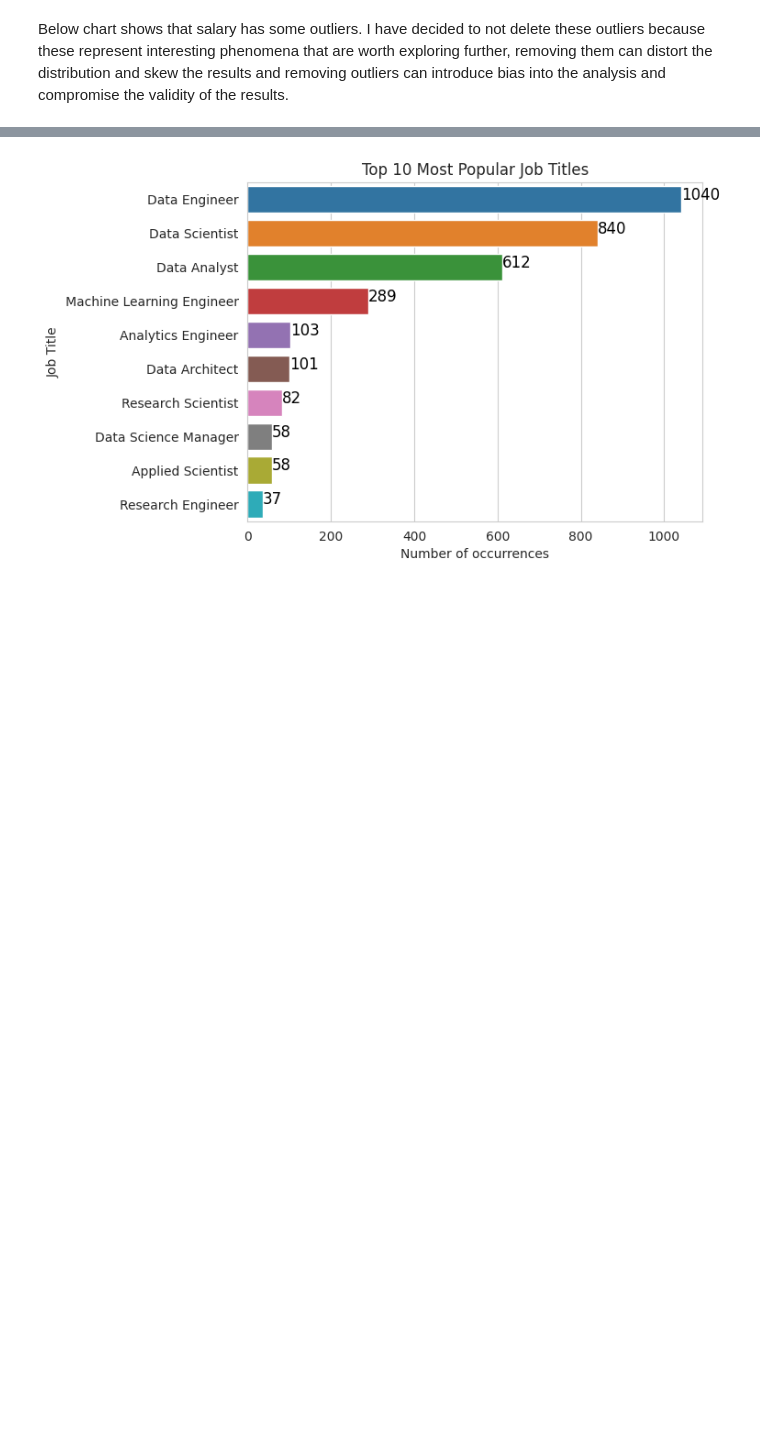
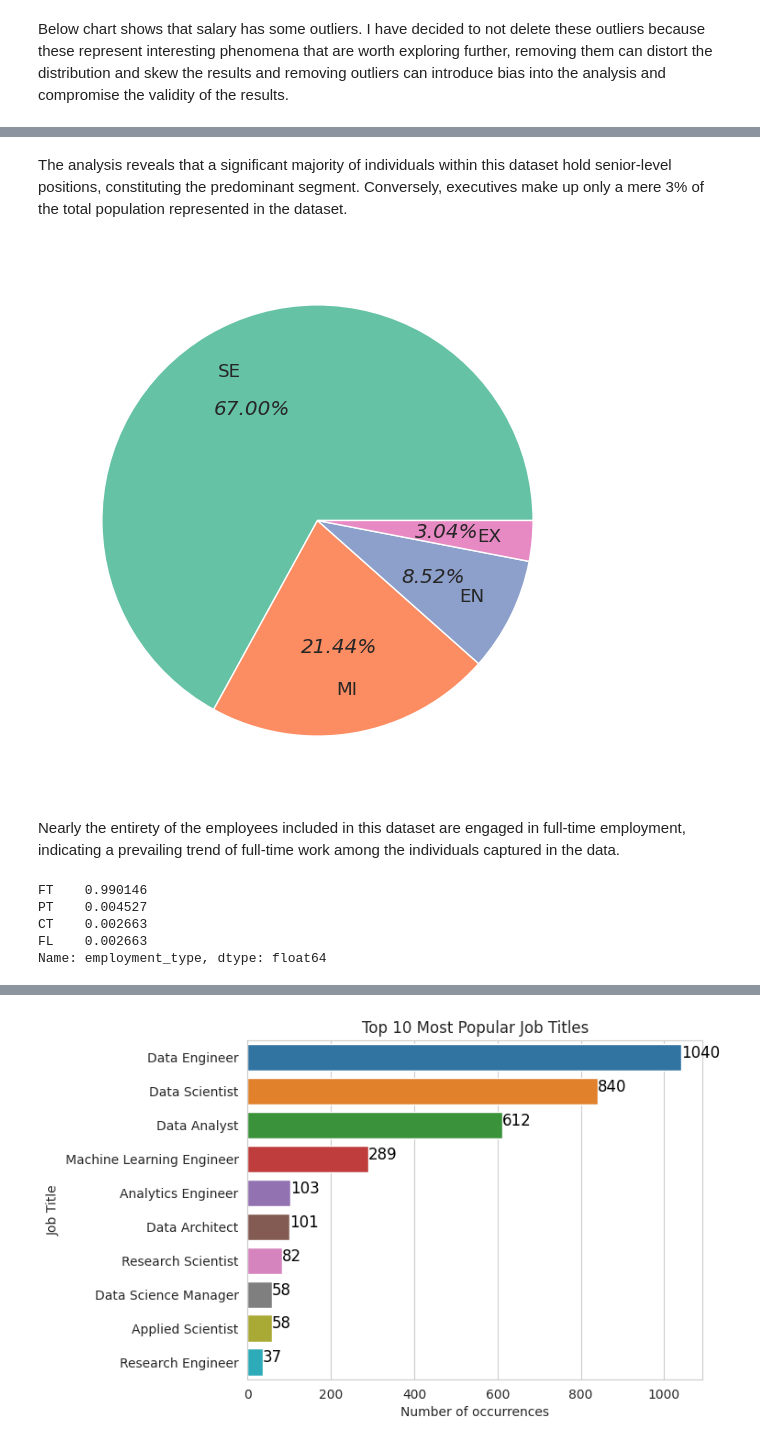
Before and after one commit to asra020601/ds_salaries, a Jupyter notebook: ds_salaries.ipynb, the cells around one changed output, grey strips where cells are left out. Saved outputs shown, nothing was run; the diff lists cells and outputs as text; code cells hidden in the pictures; blank space fills up the shorter version.

```diff
--- a/ds_salaries.ipynb
+++ b/ds_salaries.ipynb
@@ -136,0 +161,40 @@ saturation is observed for the job roles of data engineers, data scientist and d
+# %% [markdown]
+The analysis reveals that a significant majority of individuals within this dataset hold senior-level positions, constituting the predominant segment. Conversely, executives make up only a mere 3% of the total population represented in the dataset.
+# %%
+dict_df_exp_3 =df['experience_level'].value_counts(normalize=True) * 100
+dict_df_exp = dict(dict_df_exp_3)
+exp_label = list(dict_df_exp .keys())
+sns.set(font_scale = 1.2)
+plt.figure(figsize=(7,7))
+patches, texts, autotexts = plt.pie(
+    x=dict_df_exp_3 ,
+    labels=exp_label,
+    autopct='%1.2f%%',
+    colors=sns.color_palette('Set2'),
+    labeldistance=0.8,
+    # Distance of percent labels from the center
+    pctdistance=0.6
+)
+
+# Customize text labels
+for text in texts:
+    text.set_horizontalalignment('center')
+
+# Customize percent labels
+for autotext in autotexts:
+    autotext.set_horizontalalignment('center')
+    autotext.set_fontstyle('italic')
+
+plt.show()
+# %% [output]
+[figure, added]
+# %% [markdown]
+Nearly the entirety of the employees included in this dataset are engaged in full-time employment, indicating a prevailing trend of full-time work among the individuals captured in the data.
+# %%
+df['employment_type'].value_counts(normalize=True)
+# %% [output]
+FT    0.990146
+PT    0.004527
+CT    0.002663
+FL    0.002663
+Name: employment_type, dtype: float64
```
Also changed, not shown: parts of 56 cells of this notebook.
